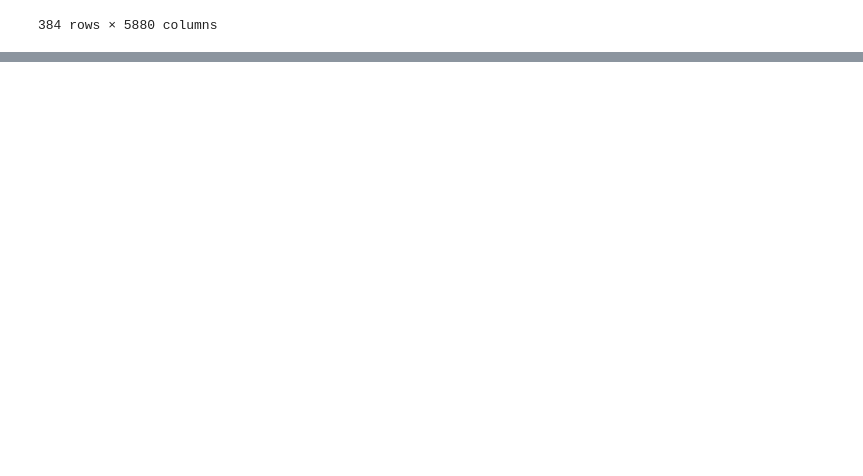
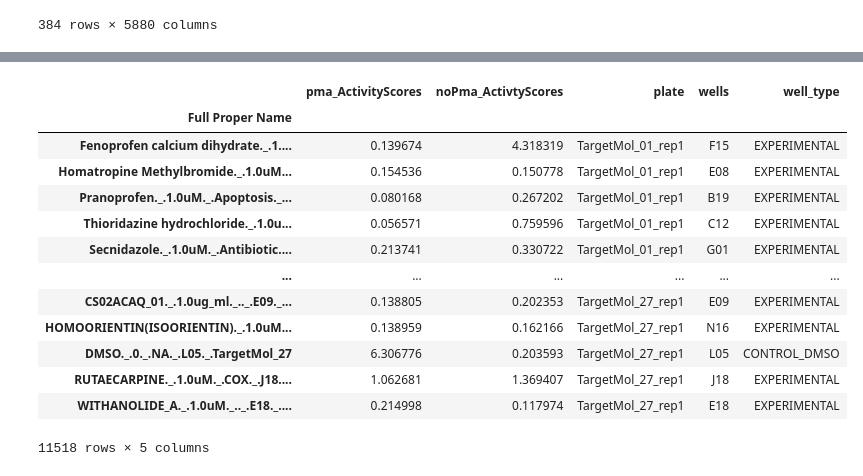
Before and after one commit to LokeyLab/QCGauntlet, a Jupyter notebook: test.ipynb, the cells around one changed output, grey strips where cells are left out. Saved outputs shown, nothing was run; the diff lists cells and outputs as text; code cells hidden in the pictures; blank space fills up the shorter version.

Commit message:
created a todo list and finished cpActivityScoresV2

```diff
--- a/test.ipynb
+++ b/test.ipynb
@@ -72,0 +73,4 @@ display(plate28PMA, plate28NoPMA)
+# %%
+removeWells = ['N16._.TargetMol_08PMA_rep1', 'A20._.TargetMol_07PMA_rep1']
+pmaDropped = pma[~pma.index.str.contains('|'.join(removeWells))]
+pmaDropped.shape
@@ -95,0 +87,23 @@ display(cpa.getPlateActivityScores(plate='24', compoundDf=splicedNewPma, noCompD
+# %%
+res = cpa.createDataScores(compDf=pmaDropped, map=key, noCompDf=noPma)
+display(res)
+
+#cpa.genIndivElbows(ds=res, groupByCol='plate', yCol='pma_ActivityScores', outname='test.pdf')
+#cpa.genIndviPlots(ds=res, groupByCol='plate', xCol='pma_ActivityScores', yCol='noPma_ActivtyScores', outname='test2.pdf')
+
+#cpa.analyzeDf(dataset=res, compLabel='pma_ActivityScores', outName='test.xlsx')
+# %% [output]
+|  | pma_ActivityScores | noPma_ActivtyScores | plate | wells | well_type |
+| Full Proper Name |  |  |  |  |  |
+| Fenoprofen calcium dihydrate._.1.... | 0.139674 | 4.318319 | TargetMol_01_rep1 | F15 | EXPERIMENTAL |
+| Homatropine Methylbromide._.1.0uM... | 0.154536 | 0.150778 | TargetMol_01_rep1 | E08 | EXPERIMENTAL |
+| Pranoprofen._.1.0uM._.Apoptosis._... | 0.080168 | 0.267202 | TargetMol_01_rep1 | B19 | EXPERIMENTAL |
+| Thioridazine hydrochloride._.1.0u... | 0.056571 | 0.759596 | TargetMol_01_rep1 | C12 | EXPERIMENTAL |
+| Secnidazole._.1.0uM._.Antibiotic.... | 0.213741 | 0.330722 | TargetMol_01_rep1 | G01 | EXPERIMENTAL |
+| ... | ... | ... | ... | ... | ... |
+| CS02ACAQ_01._.1.0ug_ml._.._.E09._... | 0.138805 | 0.202353 | TargetMol_27_rep1 | E09 | EXPERIMENTAL |
+| HOMOORIENTIN(ISOORIENTIN)._.1.0uM... | 0.138959 | 0.162166 | TargetMol_27_rep1 | N16 | EXPERIMENTAL |
+| DMSO._.0._.NA._.L05._.TargetMol_27 | 6.306776 | 0.203593 | TargetMol_27_rep1 | L05 | CONTROL_DMSO |
+| RUTAECARPINE._.1.0uM._.COX._.J18.... | 1.062681 | 1.369407 | TargetMol_27_rep1 | J18 | EXPERIMENTAL |
+| WITHANOLIDE_A._.1.0uM._.._.E18._.... | 0.214998 | 0.117974 | TargetMol_27_rep1 | E18 | EXPERIMENTAL |
+11518 rows × 5 columns
```
Also changed, not shown: parts of 4 cells of this notebook, 4 other files.
